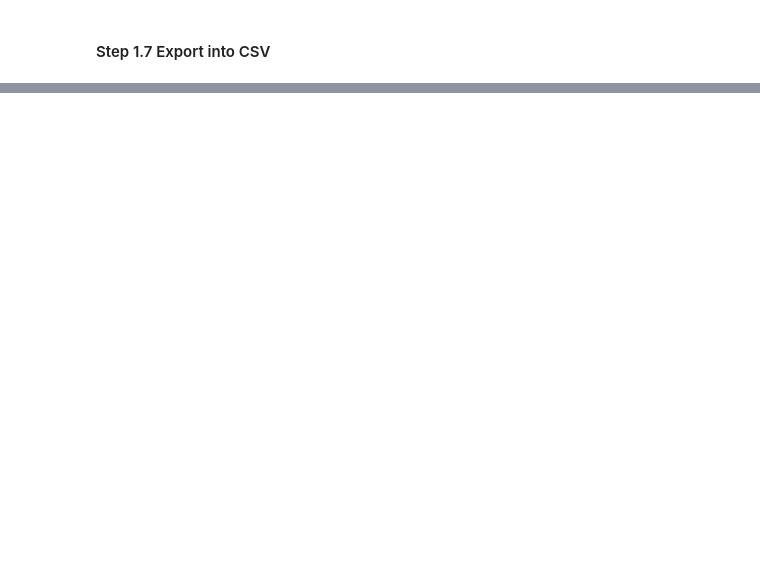
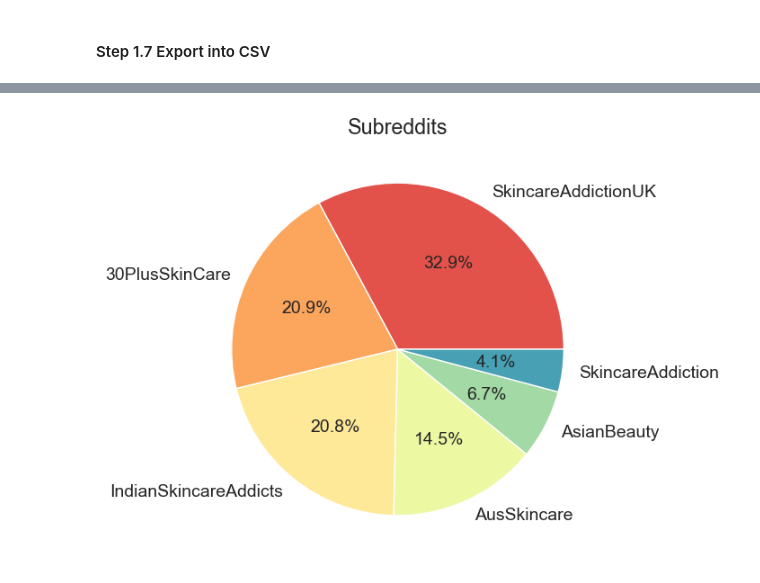
Before and after one commit to nandikaL/OX24006_EMAT0048-Part-2, a Jupyter notebook: OX24006_EMATM0048_Part2.ipynb, the cells around one changed output, grey strips where cells are left out. Saved outputs shown, nothing was run; the diff lists cells and outputs as text; code cells hidden in the pictures; blank space fills up the shorter version.

```diff
--- a/OX24006_EMATM0048_Part2.ipynb
+++ b/OX24006_EMATM0048_Part2.ipynb
@@ -311,0 +434,3 @@ wdf.dropna()
+# %%
+wdf = wdf.drop(columns=['url', 'date'])
+wdf
@@ -311,0 +507,3 @@ wdf.dropna()
+# %%
+wdf['engagement'] = wdf['num_comments']/wdf['upvotes'] #calculate the ratio and add new column
+wdf
@@ -311,0 +556,11 @@ wdf.dropna()
+# %%
+#importing seaborn and matplotlib for data visualization
+import seaborn as sns
+import matplotlib
+import matplotlib.pyplot as plt
+%matplotlib inline
+
+sns.set_style('darkgrid')
+matplotlib.rcParams['font.size'] = 14
+matplotlib.rcParams['figure.figsize'] = (9, 5)
+matplotlib.rcParams['figure.facecolor'] = '#00000000'
@@ -311,0 +571,3 @@ wdf.dropna()
+# %%
+counts_subreddit= wdf['subreddit'].value_counts()
+print(counts_subreddit)
@@ -311,0 +583,8 @@ wdf.dropna()
+# %%
+pie_colour = sns.color_palette("Spectral", 6)
+plt.figure(figsize=(6,6))
+plt.pie(counts_subreddit.values, labels=counts_subreddit.index, autopct='%1.1f%%',colors=pie_colour)
+plt.title('Subreddits')
+plt.show()
+# %% [output]
+[figure, added]
```
Also changed, not shown: parts of 77 cells of this notebook.
